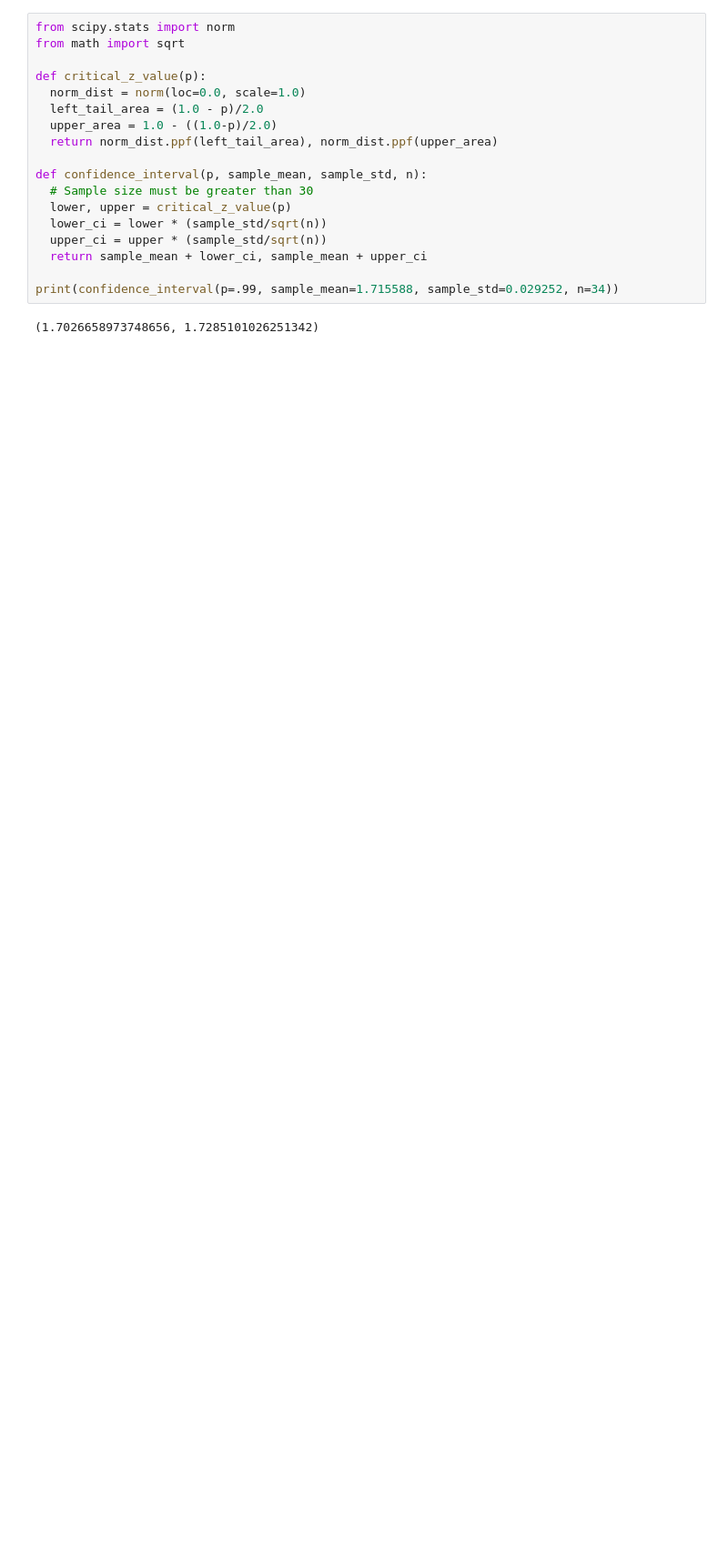
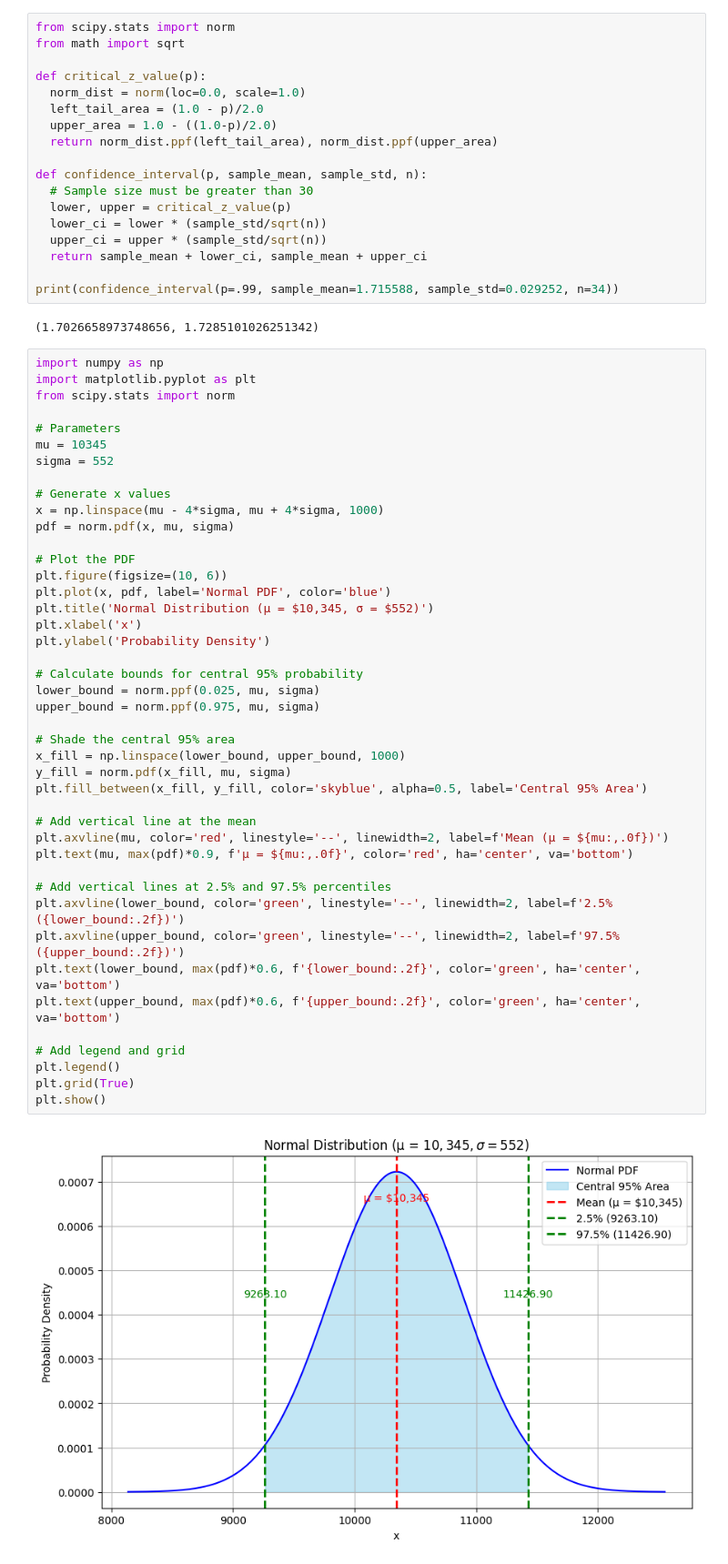
Before and after one commit to LuisAlvar/python, a Jupyter notebook: EssentialMathForDataScience/Ch3_Exercises.ipynb, the cells around one changed output. Shown: that part at 91% size. Drawn from its saved outputs; the diff is of its cells as text; blank space fills up the shorter version.

```diff
--- a/EssentialMathForDataScience/Ch3_Exercises.ipynb
+++ b/EssentialMathForDataScience/Ch3_Exercises.ipynb
@@ -146,3 +146,48 @@ def confidence_interval(p, sample_mean, sample_std, n):
 print(confidence_interval(p=.99, sample_mean=1.715588, sample_std=0.029252, n=34))
 # %% [output]
 (1.7026658973748656, 1.7285101026251342)
+# %%
+import numpy as np
+import matplotlib.pyplot as plt
+from scipy.stats import norm
+
+# Parameters
+mu = 10345
+sigma = 552
+
+# Generate x values
+x = np.linspace(mu - 4*sigma, mu + 4*sigma, 1000)
+pdf = norm.pdf(x, mu, sigma)
+
+# Plot the PDF
+plt.figure(figsize=(10, 6))
+plt.plot(x, pdf, label='Normal PDF', color='blue')
+plt.title('Normal Distribution (μ = $10,345, σ = $552)')
+plt.xlabel('x')
+plt.ylabel('Probability Density')
+
+# Calculate bounds for central 95% probability
+lower_bound = norm.ppf(0.025, mu, sigma)
+upper_bound = norm.ppf(0.975, mu, sigma)
+
+# Shade the central 95% area
+x_fill = np.linspace(lower_bound, upper_bound, 1000)
+y_fill = norm.pdf(x_fill, mu, sigma)
+plt.fill_between(x_fill, y_fill, color='skyblue', alpha=0.5, label='Central 95% Area')
+
+# Add vertical line at the mean
+plt.axvline(mu, color='red', linestyle='--', linewidth=2, label=f'Mean (μ = ${mu:,.0f})')
+plt.text(mu, max(pdf)*0.9, f'μ = ${mu:,.0f}', color='red', ha='center', va='bottom')
+
+# Add vertical lines at 2.5% and 97.5% percentiles
+plt.axvline(lower_bound, color='green', linestyle='--', linewidth=2, label=f'2.5% ({lower_bound:.2f})')
+plt.axvline(upper_bound, color='green', linestyle='--', linewidth=2, label=f'97.5% ({upper_bound:.2f})')
+plt.text(lower_bound, max(pdf)*0.6, f'{lower_bound:.2f}', color='green', ha='center', va='bottom')
+plt.text(upper_bound, max(pdf)*0.6, f'{upper_bound:.2f}', color='green', ha='center', va='bottom')
+
+# Add legend and grid
+plt.legend()
+plt.grid(True)
+plt.show()
+# %% [output]
+[figure, added]
```
Also changed, not shown: parts of 1 cell of this notebook.
